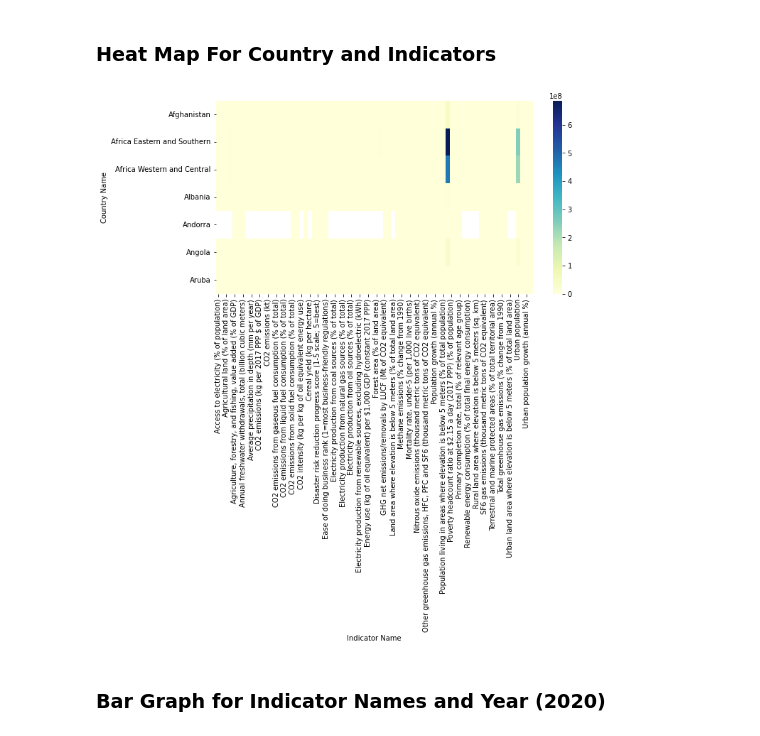
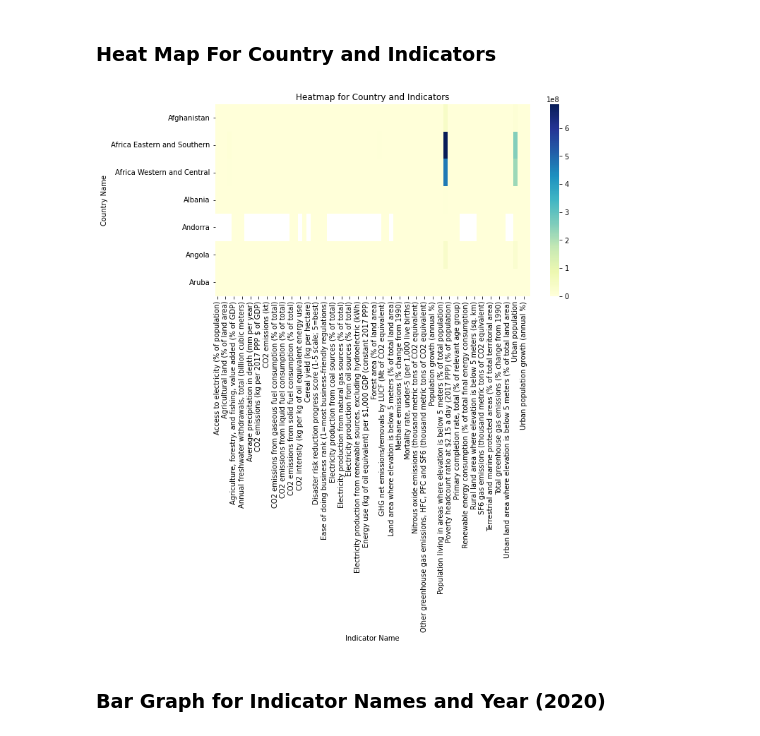
Before and after one commit to Zeeshan09875/Statistics-And-Trends-Updated, a Jupyter notebook: stats_and_trends.ipynb, the cells around one changed output. Drawn from its saved outputs; the diff is of its cells as text; code cells hidden in the pictures.

```diff
--- a/stats_and_trends.ipynb
+++ b/stats_and_trends.ipynb
@@ -129,23 +193,24 @@ plt.show()
 # %%
 import pandas as pd
 import seaborn as sns
 import matplotlib.pyplot as plt
 
 
 
 # Group by country and indicator to get the total value for each country and indicator
 grouped_df = df.groupby(['Country Name', 'Indicator Name'])['2020'].sum().reset_index()
 
 # Create a larger figure and axes for the plot
 fig, ax = plt.subplots(figsize=(10, 5))
 
 # Create a heatmap with country on the y-axis, indicator on the x-axis, and value as the color
 heatmap_df = grouped_df.pivot(index='Country Name', columns='Indicator Name', values='2020')
 sns.heatmap(heatmap_df, cmap='YlGnBu')
+plt.title("Heatmap for Country and Indicators")
 
 plt.show()
 # %% [output]
-[figure, old version]
+[figure, new version]
 # %% [markdown]
 ### Bar Graph for Indicator Names and Year (2020)
 # %%
```
Also changed, not shown: parts of 14 cells of this notebook.
